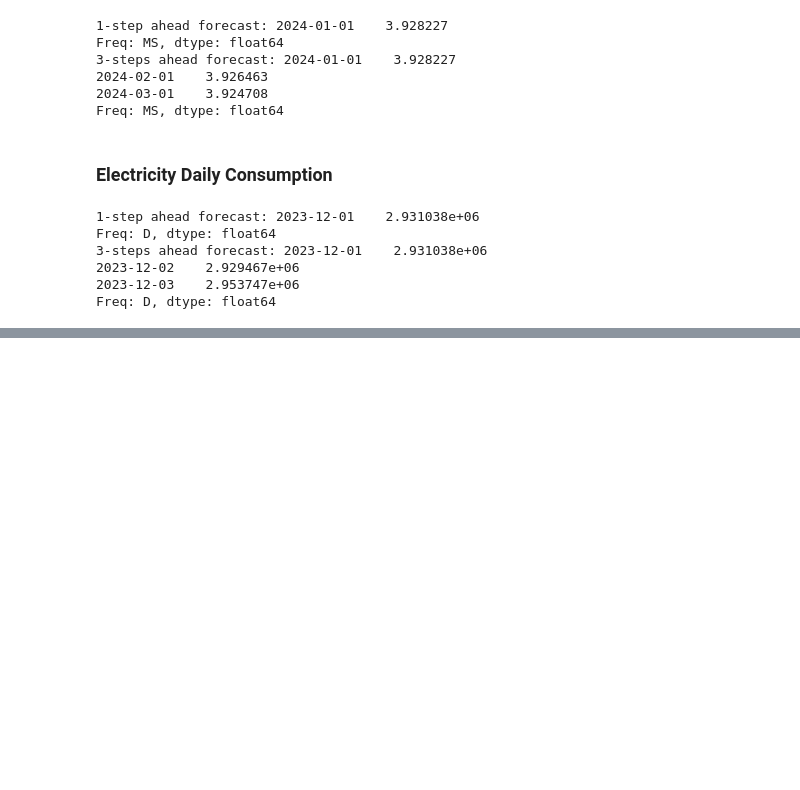
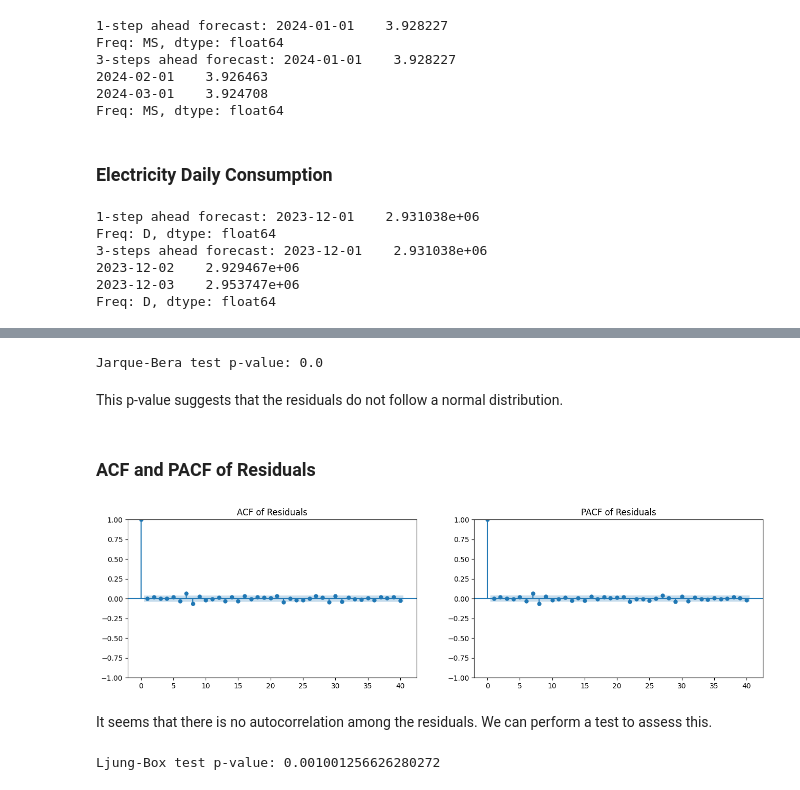
Before and after one commit to theodruilhe/TimeSeriesHomework, a Jupyter notebook: hw.ipynb, the cells around one changed output, grey strips where cells are left out. Saved outputs shown, nothing was run; the diff lists cells and outputs as text; code cells hidden in the pictures; blank space fills up the shorter version.

```diff
--- a/hw.ipynb
+++ b/hw.ipynb
@@ -446,0 +636,23 @@ Freq: D, dtype: float64
+# %%
+jb_value, jb_pvalue = jarque_bera(residuals)
+print(f'Jarque-Bera test p-value: {jb_pvalue}')
+# %% [output]
+Jarque-Bera test p-value: 0.0
+# %% [markdown]
+This p-value suggests that the residuals do not follow a normal distribution.
+# %% [markdown]
+### ACF and PACF of Residuals
+# %%
+fig, ax = plt.subplots(1,2,figsize=(16,4))
+plot_acf(residuals, ax=ax[0], lags=40, title='ACF of Residuals')
+plot_pacf(residuals, ax=ax[1], lags=40, title='PACF of Residuals')
+plt.show()
+# %% [output]
+[figure, added]
+# %% [markdown]
+It seems that there is no autocorrelation among the residuals. We can perform a test to assess this.
+# %%
+pvalue = acorr_ljungbox(residuals, lags=[10], return_df=True).lb_pvalue
+print(f'Ljung-Box test p-value: {list(pvalue)[0]}')
+# %% [output]
+Ljung-Box test p-value: 0.001001256626280272
```
Also changed, not shown: parts of 39 cells of this notebook.
